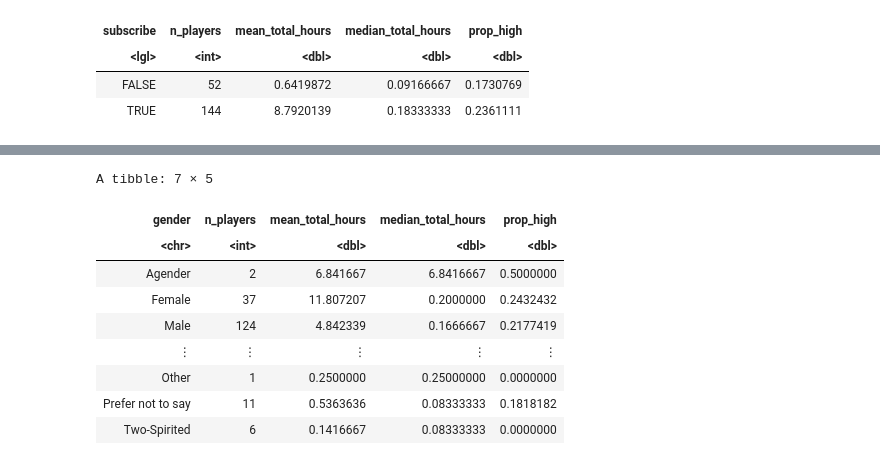
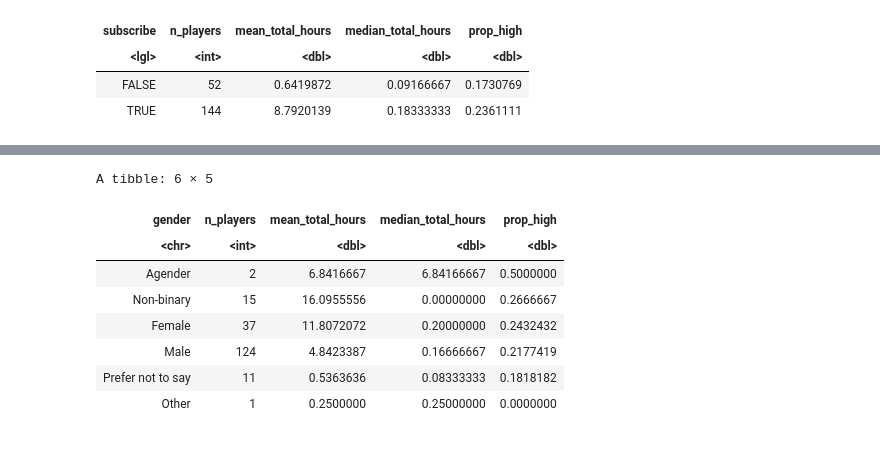
Before and after one commit to zgao36/DSCI-100-2025W1-Group-34, a Jupyter notebook: CODE_1.ipynb, the cells around one changed output, grey strips where cells are left out. Drawn from its saved outputs; the diff is of its cells as text; code cells hidden in the pictures.

```diff
--- a/CODE_1.ipynb
+++ b/CODE_1.ipynb
@@ -260,23 +331,23 @@ A tibble: 2 × 5
 # %%
 gender_summary <- player_level |>
   group_by(gender) |>
   summarise(
     n_players          = n(),
     mean_total_hours   = mean(total_hours),
     median_total_hours = median(total_hours),
     prop_high          = mean(high_contributor),
     .groups = "drop"
-  )
+  )|>
+  arrange(desc(prop_high))
 
-gender_summary
+head(gender_summary)
 # %% [output]
-A tibble: 7 × 5
+A tibble: 6 × 5
 | gender | n_players | mean_total_hours | median_total_hours | prop_high |
 | <chr> | <int> | <dbl> | <dbl> | <dbl> |
-| Agender | 2 | 6.841667 | 6.8416667 | 0.5000000 |
-| Female | 37 | 11.807207 | 0.2000000 | 0.2432432 |
-| Male | 124 | 4.842339 | 0.1666667 | 0.2177419 |
-| ⋮ | ⋮ | ⋮ | ⋮ | ⋮ |
+| Agender | 2 | 6.8416667 | 6.84166667 | 0.5000000 |
+| Non-binary | 15 | 16.0955556 | 0.00000000 | 0.2666667 |
+| Female | 37 | 11.8072072 | 0.20000000 | 0.2432432 |
+| Male | 124 | 4.8423387 | 0.16666667 | 0.2177419 |
+| Prefer not to say | 11 | 0.5363636 | 0.08333333 | 0.1818182 |
 | Other | 1 | 0.2500000 | 0.25000000 | 0.0000000 |
-| Prefer not to say | 11 | 0.5363636 | 0.08333333 | 0.1818182 |
-| Two-Spirited | 6 | 0.1416667 | 0.08333333 | 0.0000000 |
```
Also changed, not shown: parts of 28 cells of this notebook.
